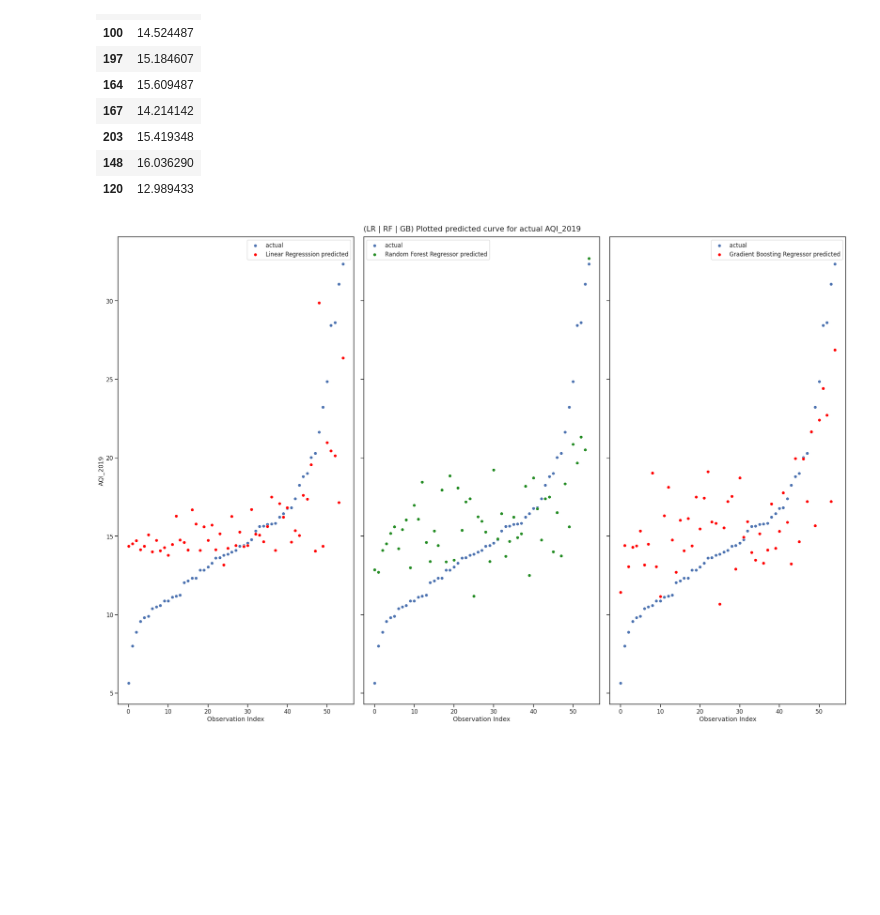
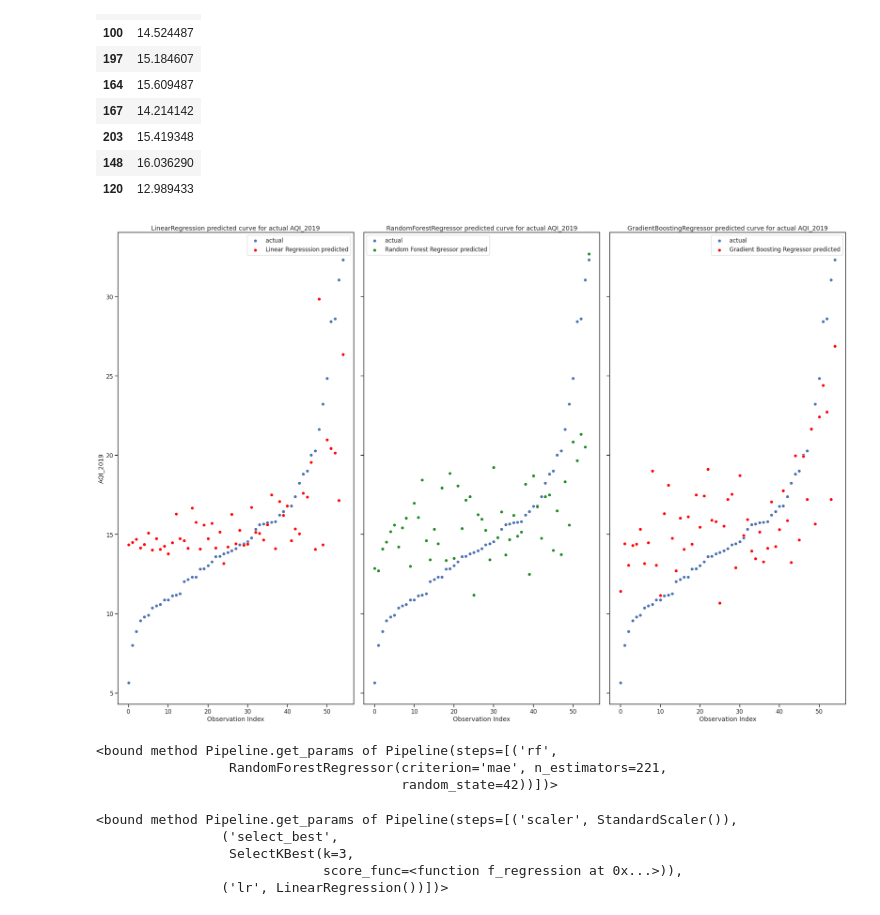
Before and after one commit to willkchan/Pollution-Forecast, a Jupyter notebook: notebooks/modeling/Modeling_6.ipynb, the cells around one changed output. Cells and saved outputs as stored; diff of their text form; code cells hidden in the pictures; blank space fills up the shorter version.

```diff
--- a/notebooks/modeling/Modeling_6.ipynb
+++ b/notebooks/modeling/Modeling_6.ipynb
@@ -573,16 +575,34 @@ rf_y_pred[:10]
 # %%
 fig, ax = plt.subplots(1,3, figsize=(30,20), sharey=True, constrained_layout=True)
 sns.scatterplot(data=y_test_sorted, x=np.arange(0,55), y='AQI_2019', label='actual', ax=ax[0])
 sns.scatterplot(data=lr_y_pred, x=np.arange(0,55), y='AQI_2019', color='red', label='Linear Regresssion predicted', ax=ax[0])
+ax[0].set_title('LinearRegression predicted curve for actual AQI_2019')
 
 sns.scatterplot(data=y_test_sorted, x=np.arange(0,55), y='AQI_2019', label='actual', ax=ax[1])
 sns.scatterplot(data=rf_y_pred, x=np.arange(0,55), y='AQI_2019', color='forestgreen', label='Random Forest Regressor predicted', ax=ax[1])
+ax[1].set_title('RandomForestRegressor predicted curve for actual AQI_2019')
 
 sns.scatterplot(data=y_test_sorted, x=np.arange(0,55), y='AQI_2019', label='actual', ax=ax[2])
 sns.scatterplot(data=gb_y_pred, x=np.arange(0,55), y='AQI_2019', color='red', label='Gradient Boosting Regressor predicted', ax=ax[2])
-fig.suptitle('(LR | RF | GB) Plotted predicted curve for actual AQI_2019')
+ax[2].set_title('GradientBoostingRegressor predicted curve for actual AQI_2019')
+
+# fig.suptitle('(LR | RF | GB) Plotted predicted curve for actual AQI_2019')
 ax[0].set_xlabel('Observation Index')
-ax[1].set_xlabel('Observation Index');
+ax[1].set_xlabel('Observation Index')
 ax[2].set_xlabel('Observation Index');
 # %% [output]
-[figure, old version]
+[figure, new version]
+# %%
+rf.get_params
+# %% [output]
+<bound method Pipeline.get_params of Pipeline(steps=[('rf',
+                 RandomForestRegressor(criterion='mae', n_estimators=221,
+                                       random_state=42))])>
+# %%
+lr.get_params
+# %% [output]
+<bound method Pipeline.get_params of Pipeline(steps=[('scaler', StandardScaler()),
+                ('select_best',
+                 SelectKBest(k=3,
+                             score_func=<function f_regression at 0x...>)),
+                ('lr', LinearRegression())])>
```
Also changed, not shown: parts of 3 cells of this notebook, 1 other file.
